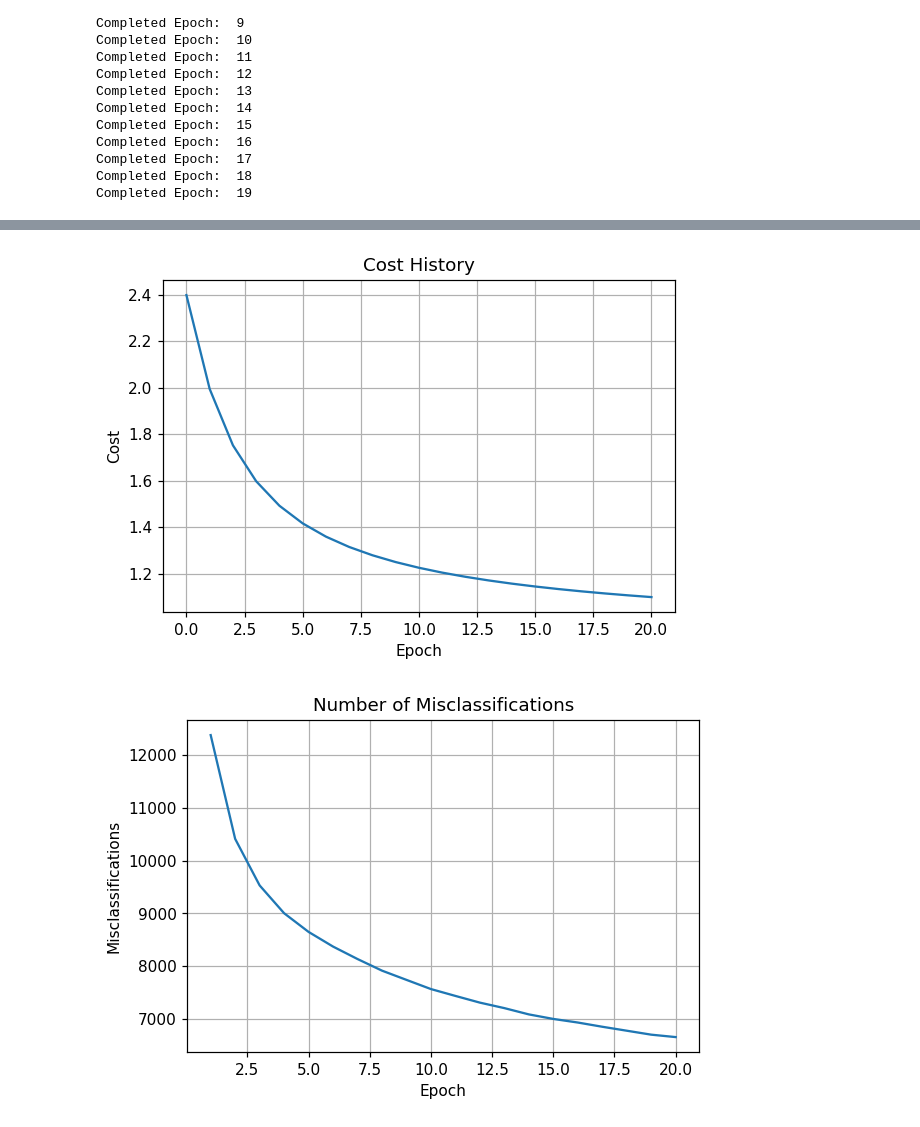
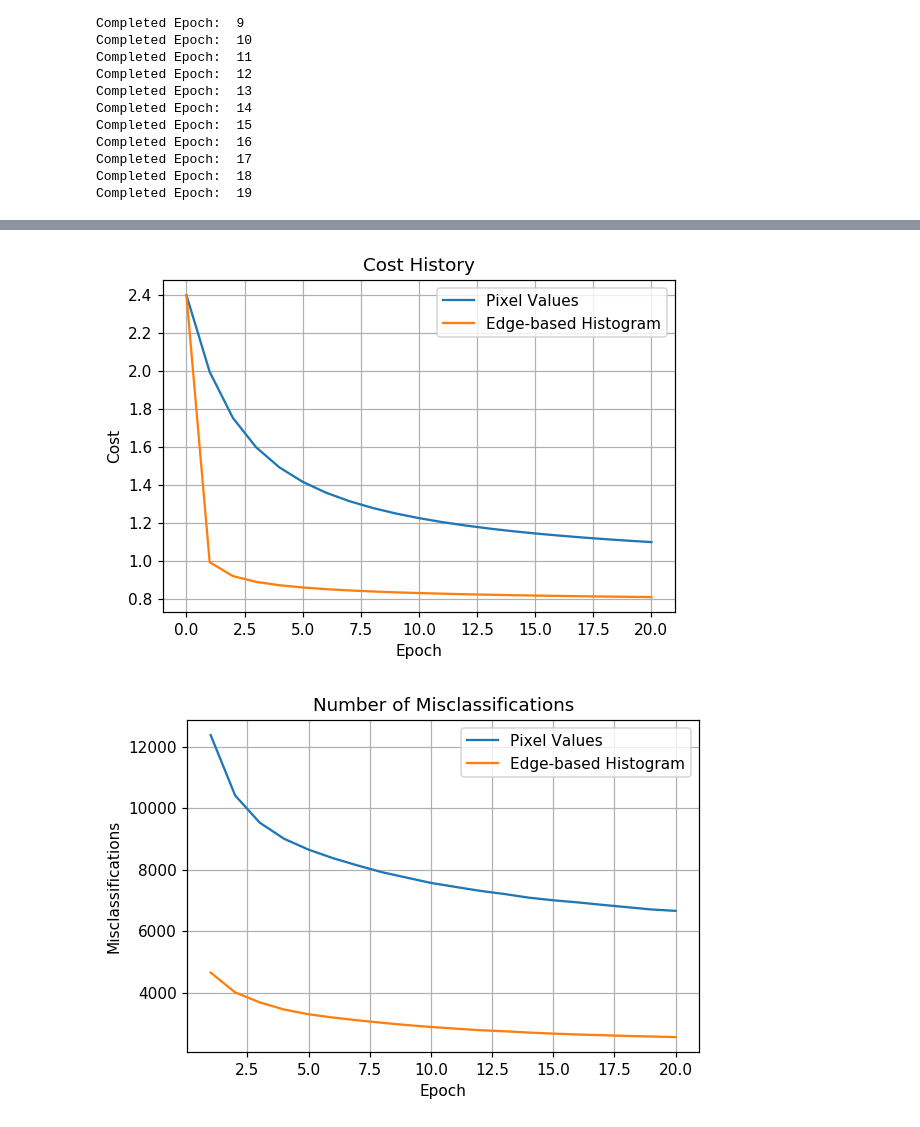
Before and after one commit to rencheckyoself/EE475, a Jupyter notebook: HW4/HW4.ipynb, the cells around one changed output, grey strips where cells are left out. Cells and saved outputs as stored; diff of their text form; code cells hidden in the pictures.

```diff
--- a/HW4/HW4.ipynb
+++ b/HW4/HW4.ipynb
@@ -464,0 +530,10 @@ Completed Epoch:  19
+# %%
+epochs = 20
+alpha = 3e-1
+batch_n = 200
+
+C = 10 # numbers 0 through 9
+
+w_init = np.ones([trainingx_hist.shape[0], C])
+
+cost_hist, ws_hist, misses_hist, w_hist = mini_batch_gd(multiclass_softmax, w_init, trainingx_hist, trainingy, epochs, alpha, batch_n)
@@ -465,20 +561,22 @@ Completed Epoch:  19
 # %%
-
 fig1 = plt.figure(dpi=110,facecolor='w')
 plt.grid(True)
 plt.plot(np.arange(len(cost_raw)),cost_raw)
+plt.plot(np.arange(len(cost_hist)),cost_hist)
 plt.title("Cost History")
 plt.xlabel("Epoch")
 plt.ylabel("Cost")
-plt.show()
+plt.legend(["Pixel Values", "Edge-based Histogram"])
 
 fig1 = plt.figure(dpi=110,facecolor='w')
 plt.grid(True)
 plt.plot(np.arange(len(misses_raw))+1,misses_raw)
+plt.plot(np.arange(len(misses_hist))+1,misses_hist)
 plt.title("Number of Misclassifications")
 plt.xlabel("Epoch")
 plt.ylabel("Misclassifications")
+plt.legend(["Pixel Values", "Edge-based Histogram"])
 plt.show()
 # %% [output]
-[figure, old version]
+[figure, new version]
-[figure, old version]
+[figure, new version]
```
Also changed, not shown: parts of 4 cells of this notebook, 2 other files.
